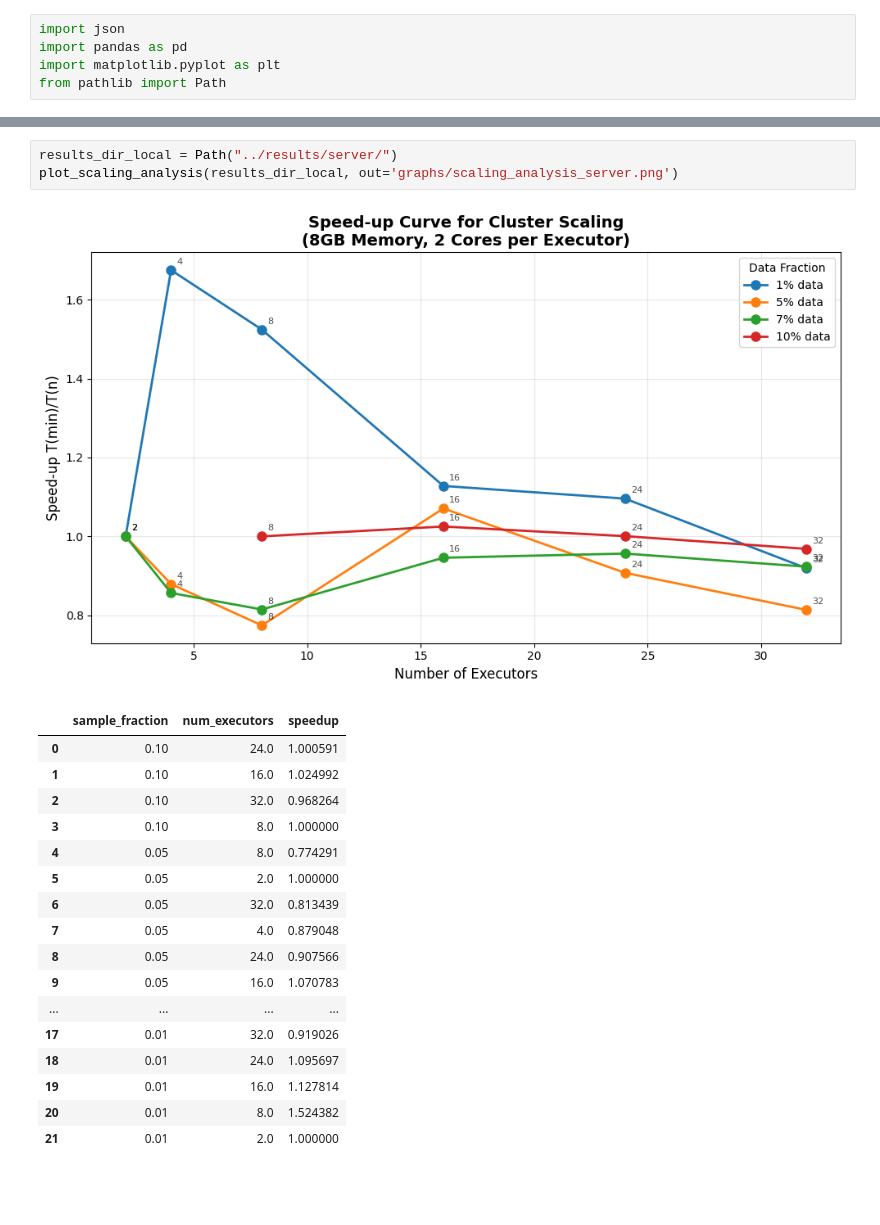
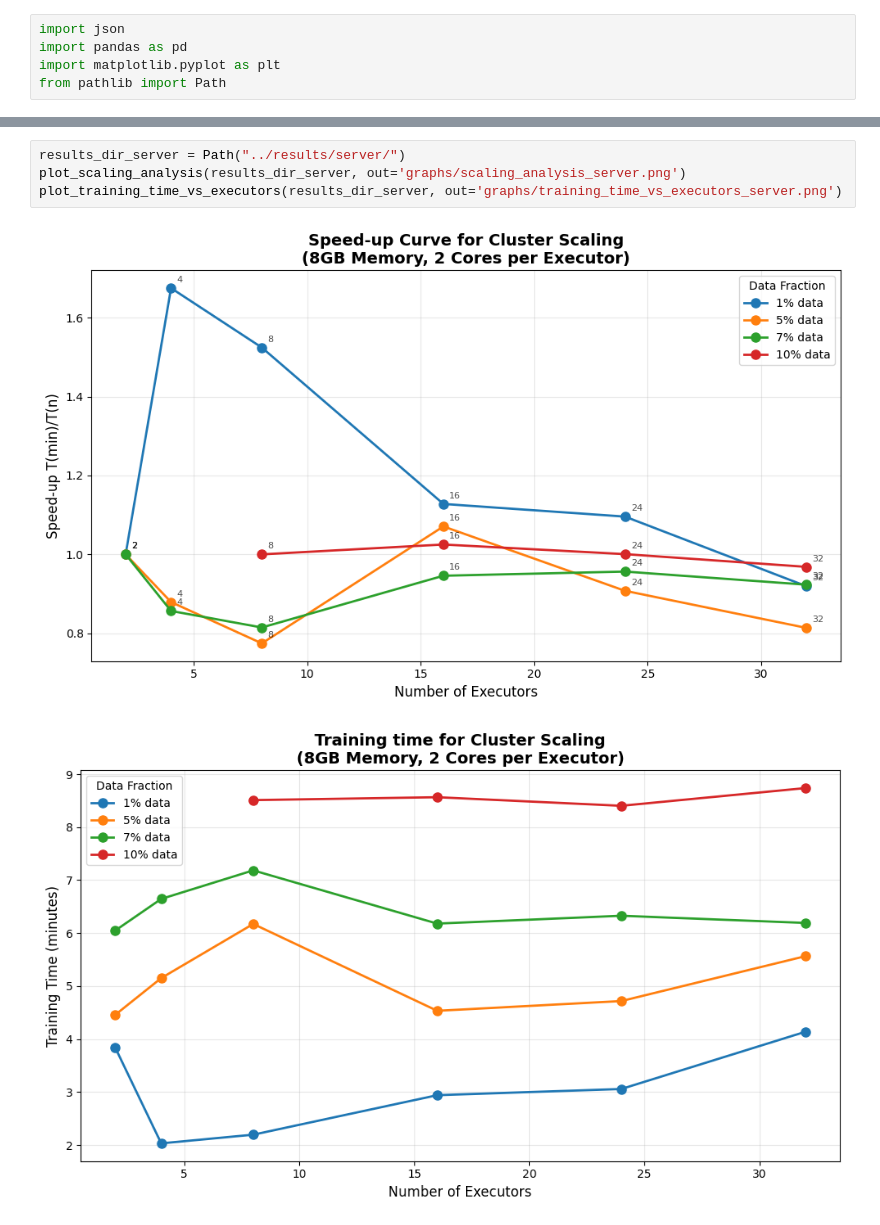
Before and after one commit to kshitijrajsharma/fractal-ml-distributed-computing, a Jupyter notebook: analysis/graphics.ipynb, the cells around one changed output, grey strips where cells are left out. Saved outputs shown, nothing was run; the diff lists cells and outputs as text; blank space fills up the shorter version.

```diff
--- a/analysis/graphics.ipynb
+++ b/analysis/graphics.ipynb
@@ -76,22 +96,7 @@ plot_scaling_analysis(results_dir_local, out='graphs/scaling_analysis_local.png'
 # %%
-results_dir_local = Path("../results/server/")
-plot_scaling_analysis(results_dir_local, out='graphs/scaling_analysis_server.png')
+results_dir_server = Path("../results/server/")
+plot_scaling_analysis(results_dir_server, out='graphs/scaling_analysis_server.png')
+plot_training_time_vs_executors(results_dir_server, out='graphs/training_time_vs_executors_server.png')
 # %% [output]
 [figure]
-|  | sample_fraction | num_executors | speedup |
-| 0 | 0.10 | 24.0 | 1.000591 |
-| 1 | 0.10 | 16.0 | 1.024992 |
-| 2 | 0.10 | 32.0 | 0.968264 |
-| 3 | 0.10 | 8.0 | 1.000000 |
-| 4 | 0.05 | 8.0 | 0.774291 |
-| 5 | 0.05 | 2.0 | 1.000000 |
-| 6 | 0.05 | 32.0 | 0.813439 |
-| 7 | 0.05 | 4.0 | 0.879048 |
-| 8 | 0.05 | 24.0 | 0.907566 |
-| 9 | 0.05 | 16.0 | 1.070783 |
-| ... | ... | ... | ... |
-| 17 | 0.01 | 32.0 | 0.919026 |
-| 18 | 0.01 | 24.0 | 1.095697 |
-| 19 | 0.01 | 16.0 | 1.127814 |
-| 20 | 0.01 | 8.0 | 1.524382 |
-| 21 | 0.01 | 2.0 | 1.000000 |
+[figure, added]
```
Also changed, not shown: parts of 3 cells of this notebook, 4 other files.
